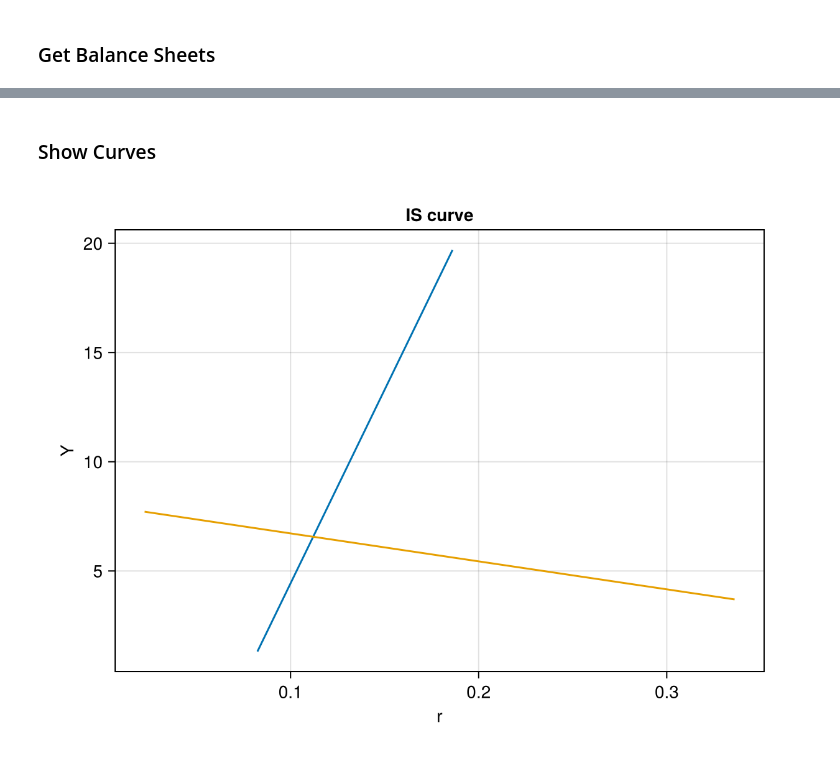
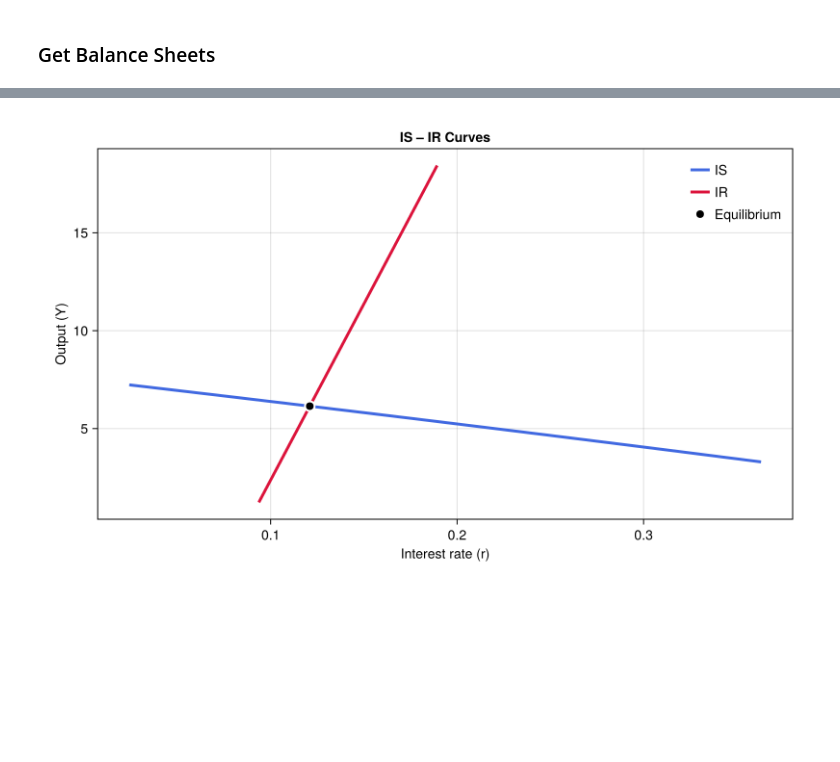
Before and after one commit to theplatters/PKAssetPrices, a Jupyter notebook: notebooks/Compare-template copy.ipynb, the cells around one changed output, grey strips where cells are left out. Saved outputs shown, nothing was run; the diff lists cells and outputs as text; code cells hidden in the pictures; blank space fills up the shorter version.

Commit message:
a few adapted curves

```diff
--- a/notebooks/Compare-template copy.ipynb
+++ b/notebooks/Compare-template copy.ipynb
@@ -88,7 +56,5 @@ Sector: Banks
-# %% [markdown]
-### Show Curves
 # %%
-Dash.is_ir_component(sols["PQ"])
+Static.is_ir_component(sols["PQCr"])
 # %% [output]
-[figure, old version]
+[figure, new version]
 # %%
```
Also changed, not shown: parts of 4 cells of this notebook, 3 other files.
